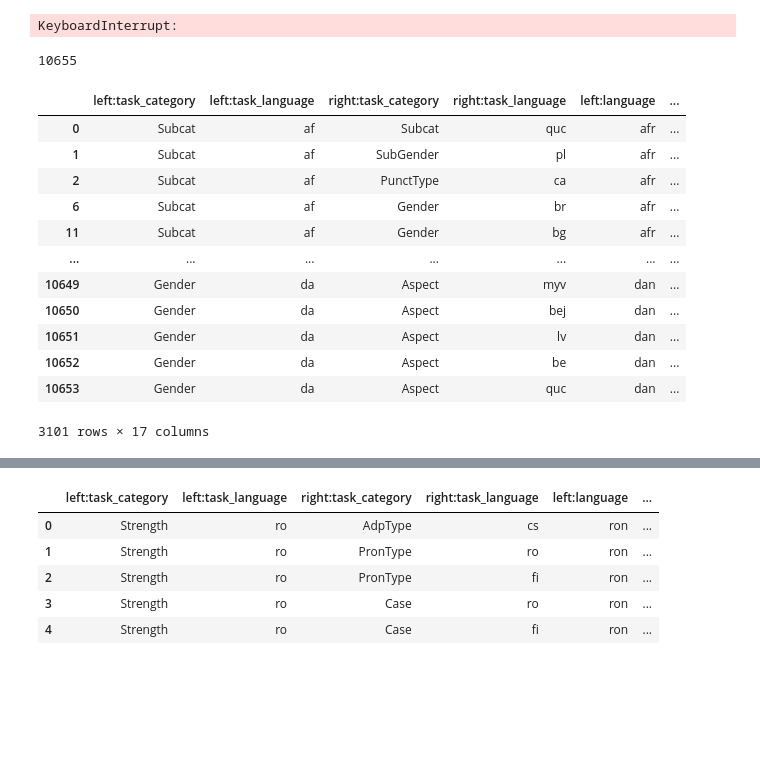
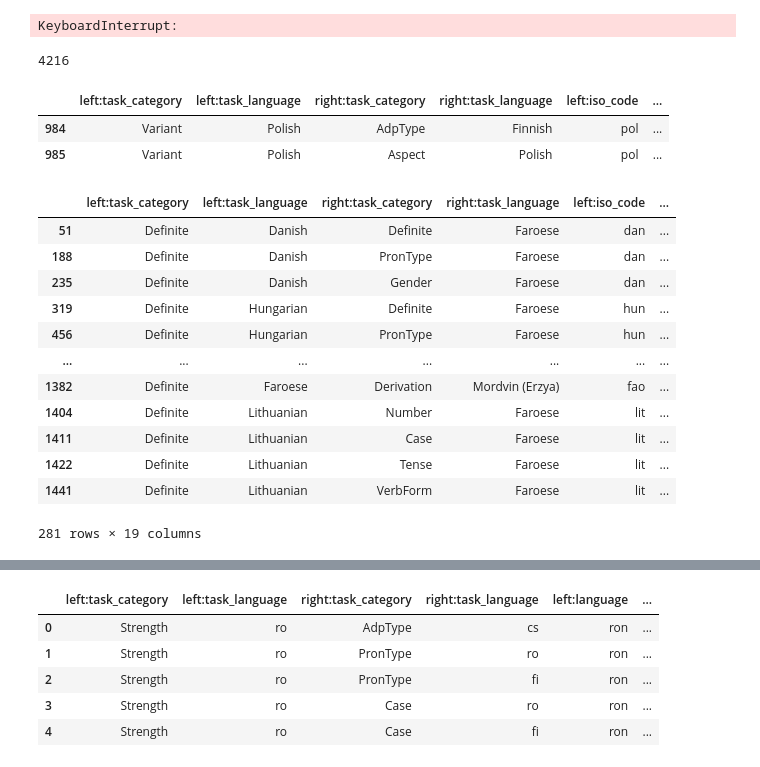
Before and after one commit to AIRI-Institute/probing-dashboard, a Jupyter notebook: probing_analytics.ipynb, the cells around one changed output, grey strips where cells are left out. Saved outputs shown, nothing was run; the diff lists cells and outputs as text; code cells hidden in the pictures; blank space fills up the shorter version.

```diff
--- a/probing_analytics.ipynb
+++ b/probing_analytics.ipynb
@@ -5,6 +5,7 @@ base_path = "results_updated"
 # %%
 import os, json
 from collections import defaultdict
+from statistics import mean
 
 SCORES = []
 
@@ -23,6 +24,7 @@ for base_folder, folders, files in os.walk(base_path):
             score = dat["params"].copy()
             score["coord"] = xs
             score["score"] = ys
+            score["score_avg"] = mean(ys)
             SCORES.append(score)
 # %%
 len(SCORES)
@@ -187,16 +247,22 @@ for left_c, right_c in tqdm(product(CHARTS, CHARTS), total=(len(CHARTS)*len(CHAR
     res_di_update = {}
     for colname, value in res_di.items():
         if "task_language" in colname:
-            res_di_update[colname.replace("task_language", "language")] = Language.get(value).to_alpha3()
-            latitude = lang2lat.setdefault(value, lang2wals.latitude.get(Language.get(value).to_alpha3(), None))
+            iso_code = Language.get(value).to_alpha3()
+            res_di_update[colname.replace("task_language", "iso_code")] = iso_code
+            lang_name = lang2wals.name.get(iso_code, None)
+            res_di_update[colname.replace("task_language", "language")] = lang_name
+            latitude = lang2lat.setdefault(value, lang2wals.latitude.get(iso_code, None))
             if "iso_codes" in str(latitude): latitude=None
             if lang2lat[value] is None: bad_row=True; break;
-            longitude = lang2long.setdefault(value, lang2wals.longitude.get(Language.get(value).to_alpha3(), None))
+            longitude = lang2long.setdefault(value, lang2wals.longitude.get(iso_code, None))
             if "iso_codes" in str(longitude): longitude=None
             res_di_update[colname.replace("task_language", "latitude")] = latitude
             res_di_update[colname.replace("task_language", "longitude")] = longitude
     res_di.update(res_di_update)
+
     if bad_row: continue
+    res_di["left:task_language"] = res_di["left:language"]
+    res_di["right:task_language"] = res_di["right:language"]
     res_di["left:xs"], res_di["right:xs"] = json.dumps(left_c["xs"].tolist()), json.dumps(right_c["xs"].tolist())
     res_di["left:ys"], res_di["right:ys"] = json.dumps(left_c["ys"].tolist()), json.dumps(right_c["ys"].tolist())
     res_di["frechet"] = frechet_dist(left_c['ys'], right_c['ys'])
@@ -208,23 +274,13 @@ KeyboardInterrupt:
 # %%
 len(already_scored.values())
 # %% [output]
-10655
+4216
 # %%
 import pandas as pd
 
 already_scored_df = pd.DataFrame(already_scored.values()).dropna('rows', subset=["pearson_v", "left:latitude", "left:longitude", "right:language", "right:latitude", "right:longitude"])
-already_scored_df
+already_scored_df.head(2)
 # %% [output]
-|  | left:task_category | left:task_language | right:task_category | right:task_language | left:language | ... |
-| 0 | Subcat | af | Subcat | quc | afr | ... |
-| 1 | Subcat | af | SubGender | pl | afr | ... |
-| 2 | Subcat | af | PunctType | ca | afr | ... |
-| 6 | Subcat | af | Gender | br | afr | ... |
-| 11 | Subcat | af | Gender | bg | afr | ... |
-| ... | ... | ... | ... | ... | ... | ... |
-| 10649 | Gender | da | Aspect | myv | dan | ... |
-| 10650 | Gender | da | Aspect | bej | dan | ... |
-| 10651 | Gender | da | Aspect | lv | dan | ... |
-| 10652 | Gender | da | Aspect | be | dan | ... |
-| 10653 | Gender | da | Aspect | quc | dan | ... |
+|  | left:task_category | left:task_language | right:task_category | right:task_language | left:iso_code | ... |
+| 984 | Variant | Polish | AdpType | Finnish | pol | ... |
+| 985 | Variant | Polish | Aspect | Polish | pol | ... |
-3101 rows × 17 columns
@@ -252,3 +308,19 @@ def draw_row(row_ix):
+# %%
+already_scored_df[(already_scored_df["left:language"]=="Faroese") | (already_scored_df["right:language"]=="Faroese")]
+# %% [output]
+|  | left:task_category | left:task_language | right:task_category | right:task_language | left:iso_code | ... |
+| 51 | Definite | Danish | Definite | Faroese | dan | ... |
+| 188 | Definite | Danish | PronType | Faroese | dan | ... |
+| 235 | Definite | Danish | Gender | Faroese | dan | ... |
+| 319 | Definite | Hungarian | Definite | Faroese | hun | ... |
+| 456 | Definite | Hungarian | PronType | Faroese | hun | ... |
+| ... | ... | ... | ... | ... | ... | ... |
+| 1382 | Definite | Faroese | Derivation | Mordvin (Erzya) | fao | ... |
+| 1404 | Definite | Lithuanian | Number | Faroese | lit | ... |
+| 1411 | Definite | Lithuanian | Case | Faroese | lit | ... |
+| 1422 | Definite | Lithuanian | Tense | Faroese | lit | ... |
+| 1441 | Definite | Lithuanian | VerbForm | Faroese | lit | ... |
+281 rows × 19 columns
 # %%
 
 import pandas as pd
```
Also changed, not shown: parts of 12 cells of this notebook, 2 other files.
